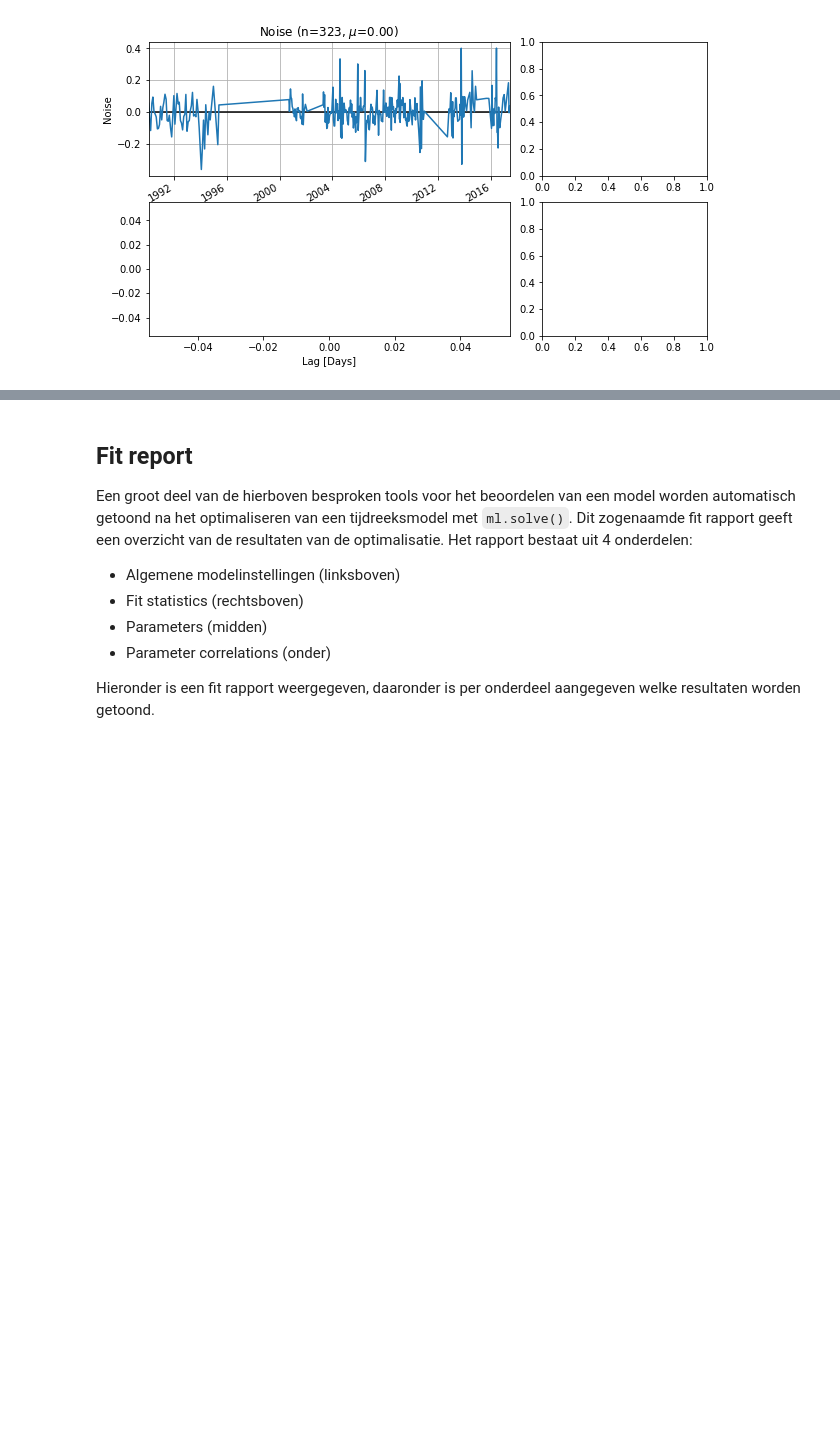
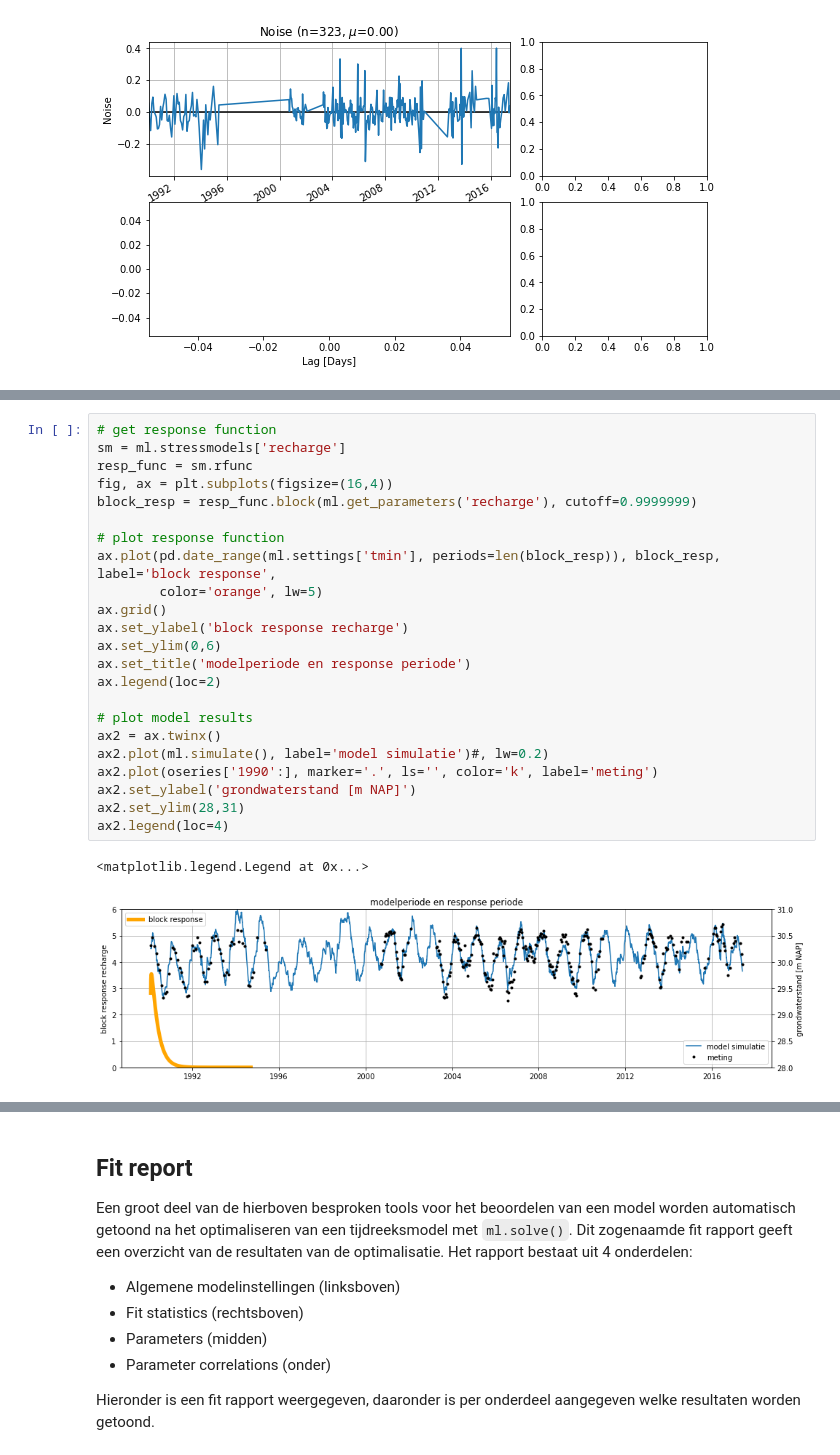
Before and after one commit to ArtesiaWater/stowa_handleiding_tijdreeksanalyse, a Jupyter notebook: beoordeling/beoordeling.ipynb, the cells around one changed output, grey strips where cells are left out. Cells and saved outputs as stored; diff of their text form; blank space fills up the shorter version.

```diff
--- a/beoordeling/beoordeling.ipynb
+++ b/beoordeling/beoordeling.ipynb
@@ -341,0 +297,26 @@ ValueError: Axis limits cannot be NaN or Inf
+# %%
+# get response function
+sm = ml.stressmodels['recharge']
+resp_func = sm.rfunc
+fig, ax = plt.subplots(figsize=(16,4))
+block_resp = resp_func.block(ml.get_parameters('recharge'), cutoff=0.9999999)
+
+# plot response function
+ax.plot(pd.date_range(ml.settings['tmin'], periods=len(block_resp)), block_resp, label='block response',
+        color='orange', lw=5)
+ax.grid()
+ax.set_ylabel('block response recharge')
+ax.set_ylim(0,6)
+ax.set_title('modelperiode en response periode')
+ax.legend(loc=2)
+
+# plot model results
+ax2 = ax.twinx()
+ax2.plot(ml.simulate(), label='model simulatie')#, lw=0.2)
+ax2.plot(oseries['1990':], marker='.', ls='', color='k', label='meting')
+ax2.set_ylabel('grondwaterstand [m NAP]')
+ax2.set_ylim(28,31)
+ax2.legend(loc=4)
+# %% [output]
+<matplotlib.legend.Legend at 0x...>
+[figure, added]
```
Also changed, not shown: parts of 39 cells of this notebook, 1 other file.
